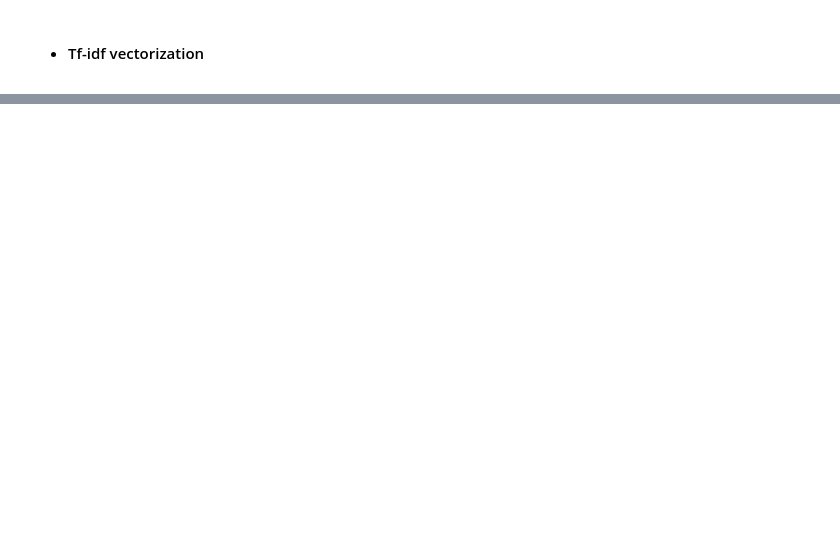
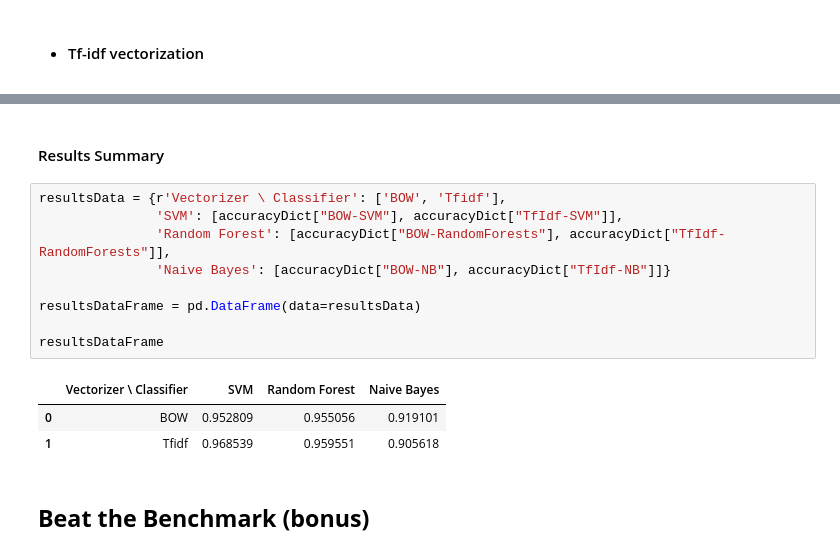
Before and after one commit to PanosEvange/DataMiningProj2_2020, a Jupyter notebook: sdi1500039.ipynb, the cells around one changed output, grey strips where cells are left out. Cells and saved outputs as stored; diff of their text form; blank space fills up the shorter version.

Commit message:
beat the benchmark initial version

```diff
--- a/sdi1500039.ipynb
+++ b/sdi1500039.ipynb
@@ -527,0 +533,17 @@ ENTERTAINMENT       0.93      0.91      0.92        77
+# %% [markdown]
+  #### Results Summary
+# %%
+resultsData = {r'Vectorizer \ Classifier': ['BOW', 'Tfidf'],
+               'SVM': [accuracyDict["BOW-SVM"], accuracyDict["TfIdf-SVM"]],
+               'Random Forest': [accuracyDict["BOW-RandomForests"], accuracyDict["TfIdf-RandomForests"]],
+               'Naive Bayes': [accuracyDict["BOW-NB"], accuracyDict["TfIdf-NB"]]}
+
+resultsDataFrame = pd.DataFrame(data=resultsData)
+
+resultsDataFrame
+# %% [output]
+|  | Vectorizer \ Classifier | SVM | Random Forest | Naive Bayes |
+| 0 | BOW | 0.952809 | 0.955056 | 0.919101 |
+| 1 | Tfidf | 0.968539 | 0.959551 | 0.905618 |
+# %% [markdown]
+## __Beat the Benchmark (bonus)__
```
Also changed, not shown: parts of 17 cells of this notebook, 1 other file.
